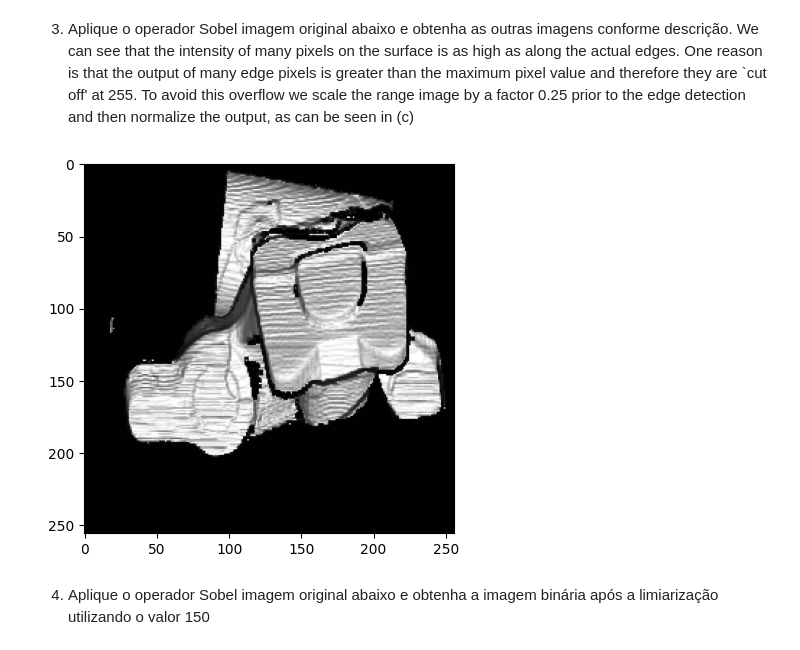
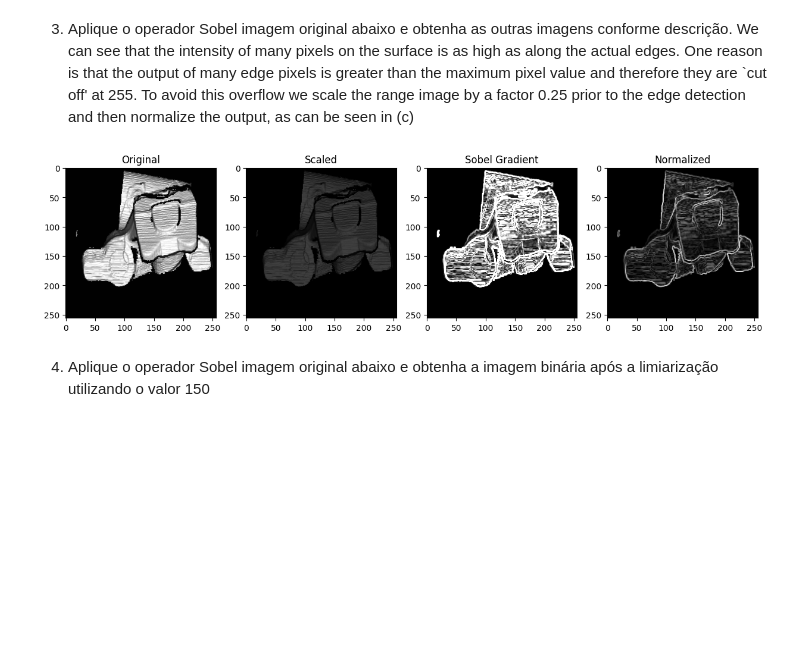
Before and after one commit to gabrielmsantos/pgc111-labs-2023, a Jupyter notebook: Lab05 - High pass filtering/Lab05.ipynb, the cells around one changed output. Saved outputs shown, nothing was run; the diff lists cells and outputs as text; code cells hidden in the pictures; blank space fills up the shorter version.

Commit message:
Adicionando Sobel + Threshold

```diff
--- a/Lab05 - High pass filtering/Lab05.ipynb
+++ b/Lab05 - High pass filtering/Lab05.ipynb
@@ -143,12 +142,27 @@ print_images(labels, images, _figsize=(15, 15))
 [figure]
 # %% [markdown]
 3) Aplique o operador Sobel imagem original abaixo e obtenha as outras imagens conforme descrição. We can see that the intensity of many pixels on the surface is as high as along the actual edges. One reason is that the output of many edge pixels is greater than the maximum pixel value and therefore they are `cut off' at 255. To avoid this overflow we scale the range image by a factor 0.25 prior to the edge detection and then normalize the output, as can be seen in (c)
-# %%
-#code here
-img1 = cv2.imread("ren1.png", cv2.IMREAD_GRAYSCALE)
-
-plt.imshow(img1, cmap='gray', vmin=0, vmax=255);
-# %% [output]
-[figure, removed]
+# %%
+#code here
+img1 = cv2.imread("ren1.png", cv2.IMREAD_GRAYSCALE)
+# scaling image to avoid overflow
+scaled_image = 0.25 * img1
+
+# applying sobel filters
+sobel_v, sobel_h = sobel_kernels()
+img_sobel_v = convolution(img1, sobel_v)
+img_sobel_h = convolution(img1, sobel_h)
+img_sobel_grd = gradient(img_sobel_h, img_sobel_v)
+
+# Normalize to 0-255 range
+normalized = (img_sobel_grd / img_sobel_grd.max()) * 255
+normalized = normalized.astype(np.uint8)
+
+# Printing
+images = np.array([[img1, scaled_image, img_sobel_grd, normalized]])
+labels = np.array([['Original', 'Scaled', 'Sobel Gradient', 'Normalized']])
+print_images(labels, images, _figsize=(15, 15))
+# %% [output]
+[figure, added]
 # %% [markdown]
 4) Aplique o operador Sobel imagem original abaixo e obtenha a imagem binária após a limiarização utilizando o valor 150
```
Also changed, not shown: parts of 7 cells of this notebook.
